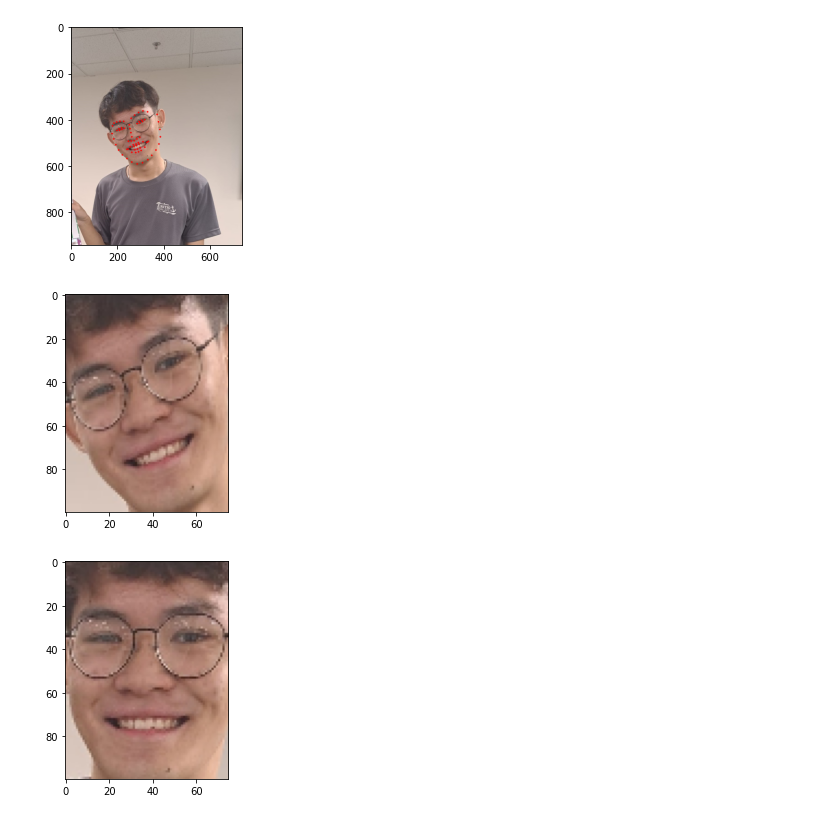
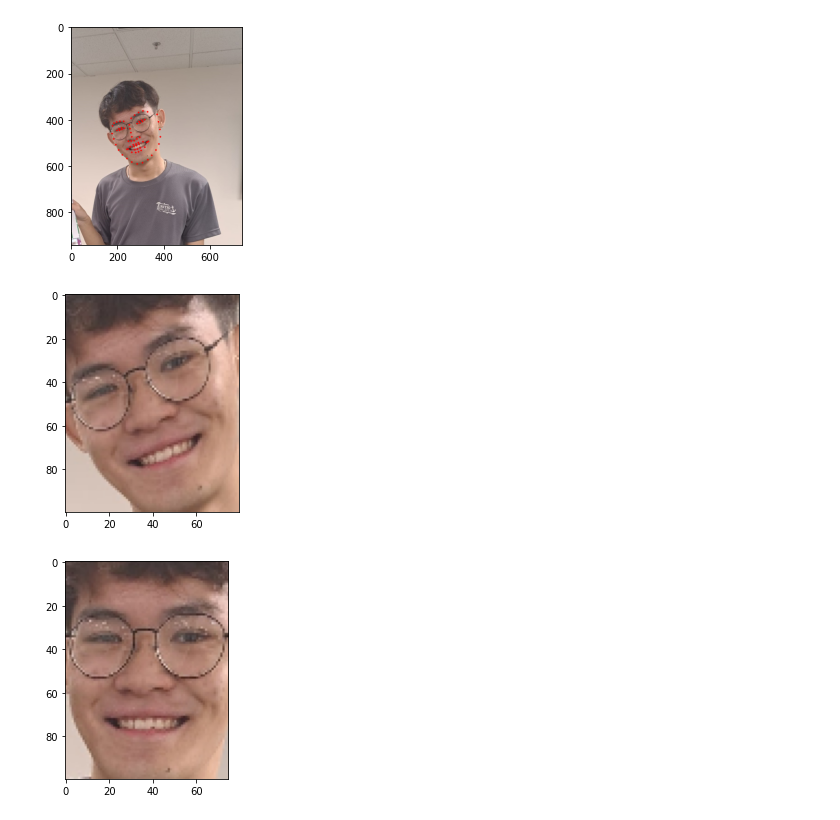
Before and after one commit to leephilipx/intelligent-system-design, a Jupyter notebook: part1/face-det/face_align.ipynb, the cells around one changed output. Drawn from its saved outputs; the diff is of its cells as text; code cells hidden in the pictures.

```diff
--- a/part1/face-det/face_align.ipynb
+++ b/part1/face-det/face_align.ipynb
@@ -94,12 +94,12 @@ plt.imshow(frame_draw[..., ::-1]);
 # %%
 x1, y1, x2, y2 = bbox_list[0]
 face = frame[y1:y2, x1:x2]
-face = cv2.resize(face, (75, 100))
+face = cv2.resize(face, (80, 100))
 
 plt.imshow(face[..., ::-1]);
 # plt.axis('off');
 # %% [output]
-[figure, old version]
+[figure, new version]
 # %%
 x1, y1, x2, y2 = bbox_list[0].astype(int)
 faceAligned = fa.align(frame, gray, dlib.rectangle(x1, y1, x2, y2))
```
Also changed, not shown: 9 other files.
